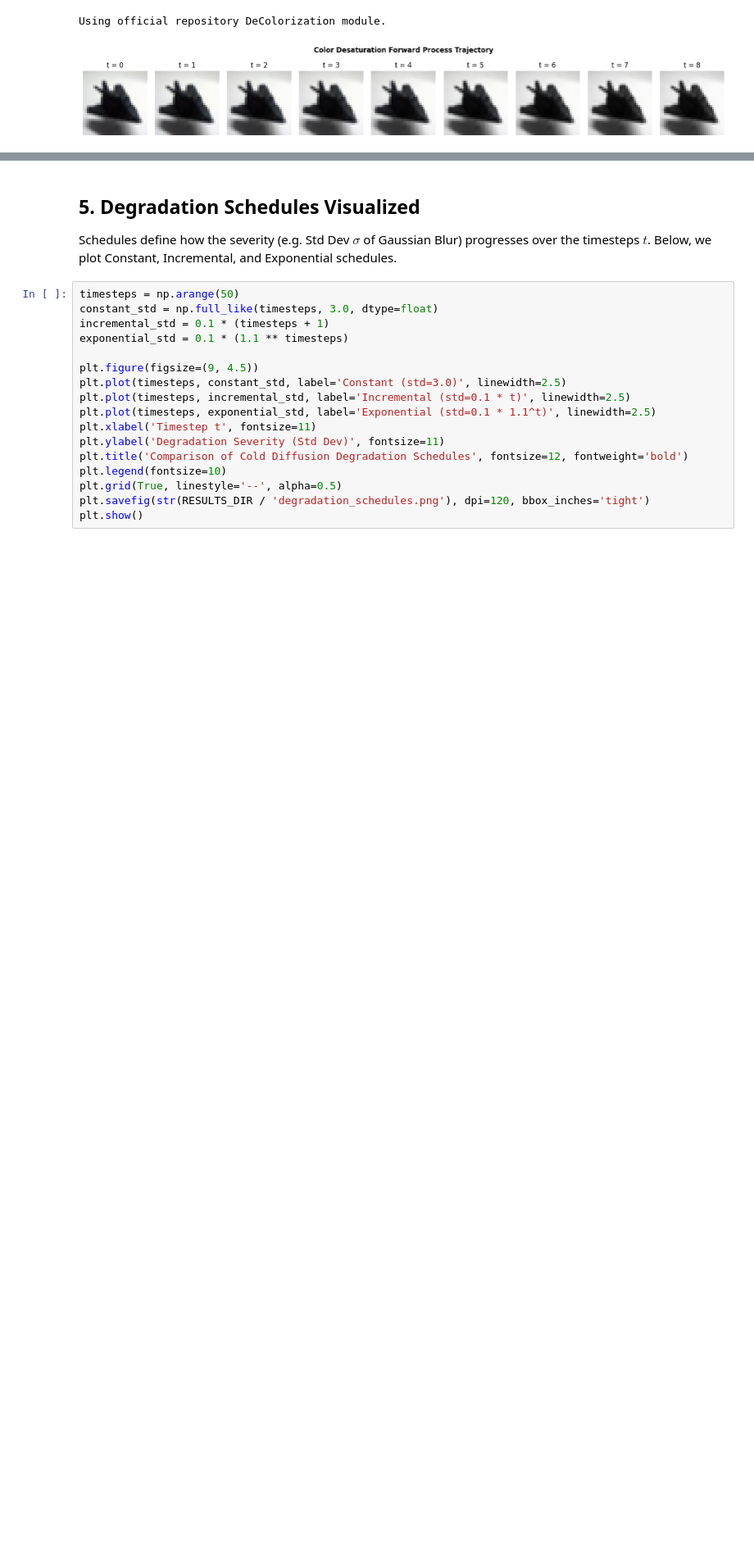
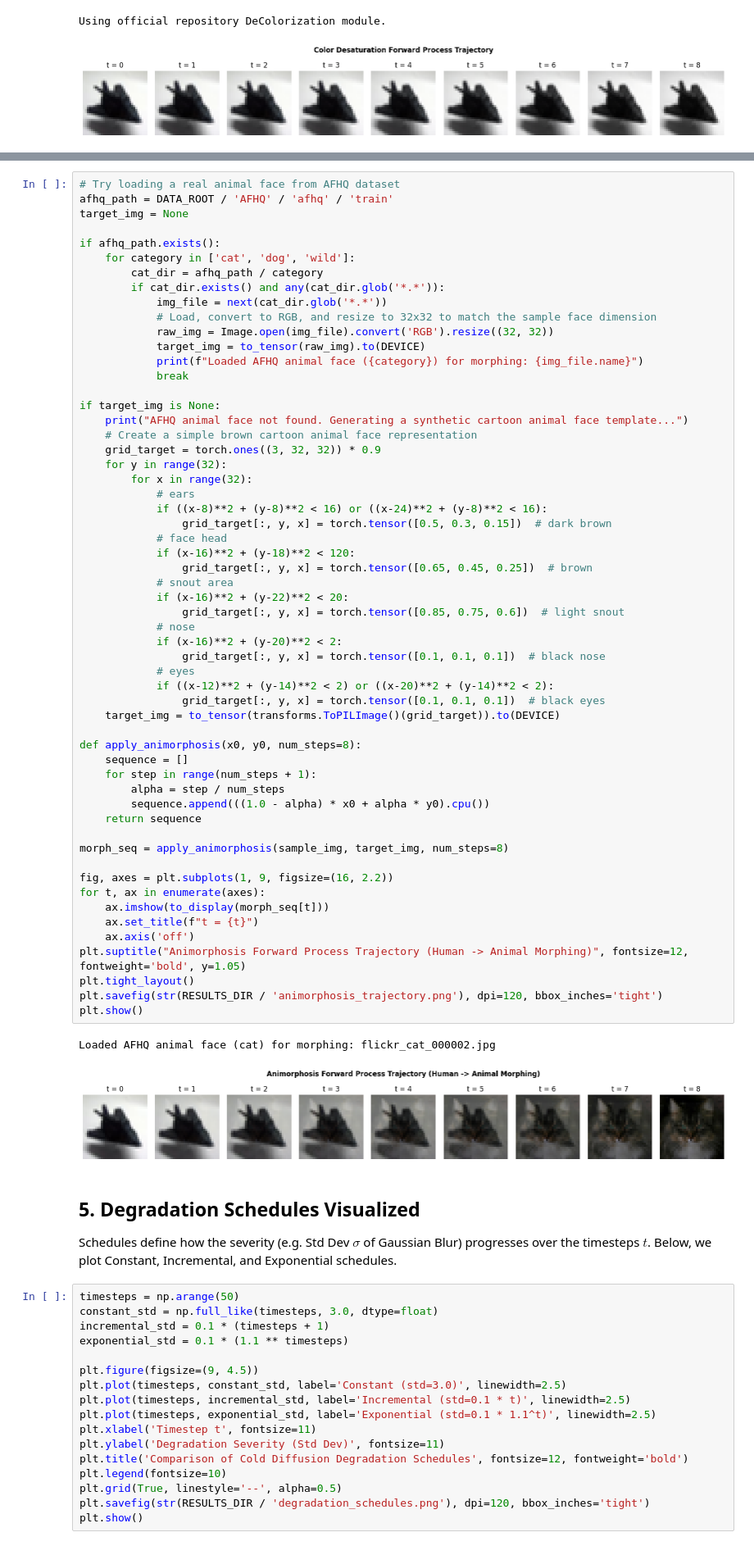
Before and after one commit to ntsrigaud/Cold-Diffusion-Models, a Jupyter notebook: notebooks/01_understanding_cold_diffusion.ipynb, the cells around one changed output, grey strips where cells are left out. Shown at 82% size. Drawn from its saved outputs; the diff is of its cells as text; blank space fills up the shorter version.

```diff
--- a/notebooks/01_understanding_cold_diffusion.ipynb
+++ b/notebooks/01_understanding_cold_diffusion.ipynb
@@ -346,2 +326,62 @@ plt.show()
+# %%
+# Try loading a real animal face from AFHQ dataset
+afhq_path = DATA_ROOT / 'AFHQ' / 'afhq' / 'train'
+target_img = None
+
+if afhq_path.exists():
+    for category in ['cat', 'dog', 'wild']:
+        cat_dir = afhq_path / category
+        if cat_dir.exists() and any(cat_dir.glob('*.*')):
+            img_file = next(cat_dir.glob('*.*'))
+            # Load, convert to RGB, and resize to 32x32 to match the sample face dimension
+            raw_img = Image.open(img_file).convert('RGB').resize((32, 32))
+            target_img = to_tensor(raw_img).to(DEVICE)
+            print(f"Loaded AFHQ animal face ({category}) for morphing: {img_file.name}")
+            break
+
+if target_img is None:
+    print("AFHQ animal face not found. Generating a synthetic cartoon animal face template...")
+    # Create a simple brown cartoon animal face representation
+    grid_target = torch.ones((3, 32, 32)) * 0.9
+    for y in range(32):
+        for x in range(32):
+            # ears
+            if ((x-8)**2 + (y-8)**2 < 16) or ((x-24)**2 + (y-8)**2 < 16):
+                grid_target[:, y, x] = torch.tensor([0.5, 0.3, 0.15])  # dark brown
+            # face head
+            if (x-16)**2 + (y-18)**2 < 120:
+                grid_target[:, y, x] = torch.tensor([0.65, 0.45, 0.25])  # brown
+            # snout area
+            if (x-16)**2 + (y-22)**2 < 20:
+                grid_target[:, y, x] = torch.tensor([0.85, 0.75, 0.6])  # light snout
+            # nose
+            if (x-16)**2 + (y-20)**2 < 2:
+                grid_target[:, y, x] = torch.tensor([0.1, 0.1, 0.1])  # black nose
+            # eyes
+            if ((x-12)**2 + (y-14)**2 < 2) or ((x-20)**2 + (y-14)**2 < 2):
+                grid_target[:, y, x] = torch.tensor([0.1, 0.1, 0.1])  # black eyes
+    target_img = to_tensor(transforms.ToPILImage()(grid_target)).to(DEVICE)
+
+def apply_animorphosis(x0, y0, num_steps=8):
+    sequence = []
+    for step in range(num_steps + 1):
+        alpha = step / num_steps
+        sequence.append(((1.0 - alpha) * x0 + alpha * y0).cpu())
+    return sequence
+
+morph_seq = apply_animorphosis(sample_img, target_img, num_steps=8)
+
+fig, axes = plt.subplots(1, 9, figsize=(16, 2.2))
+for t, ax in enumerate(axes):
+    ax.imshow(to_display(morph_seq[t]))
+    ax.set_title(f"t = {t}")
+    ax.axis('off')
+plt.suptitle("Animorphosis Forward Process Trajectory (Human -> Animal Morphing)", fontsize=12, fontweight='bold', y=1.05)
+plt.tight_layout()
+plt.savefig(str(RESULTS_DIR / 'animorphosis_trajectory.png'), dpi=120, bbox_inches='tight')
+plt.show()
+# %% [output]
+Loaded AFHQ animal face (cat) for morphing: flickr_cat_000002.jpg
+[figure, added]
 # %% [markdown]
 ## 5. Degradation Schedules Visualized
```
Also changed, not shown: parts of 6 cells of this notebook.
